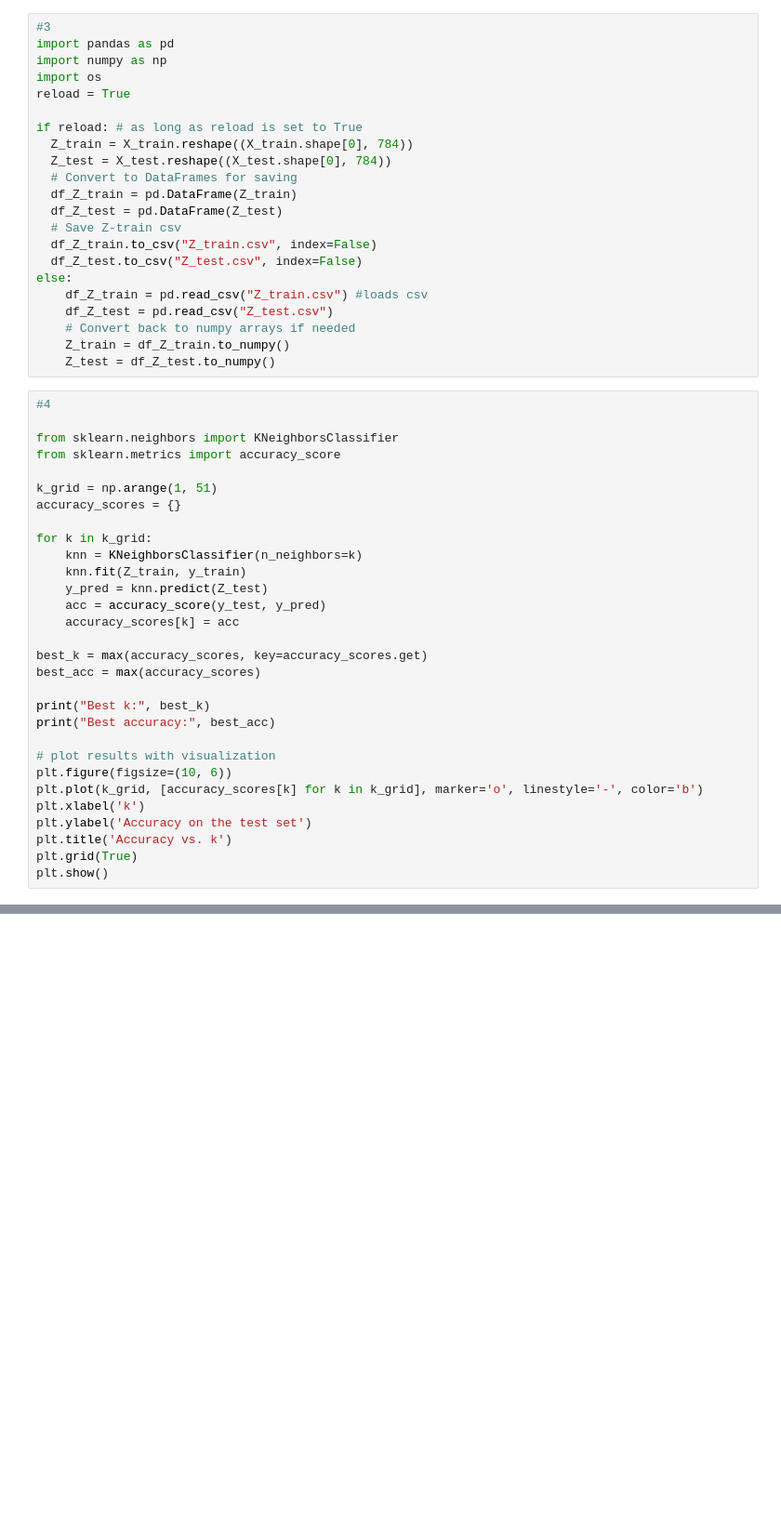
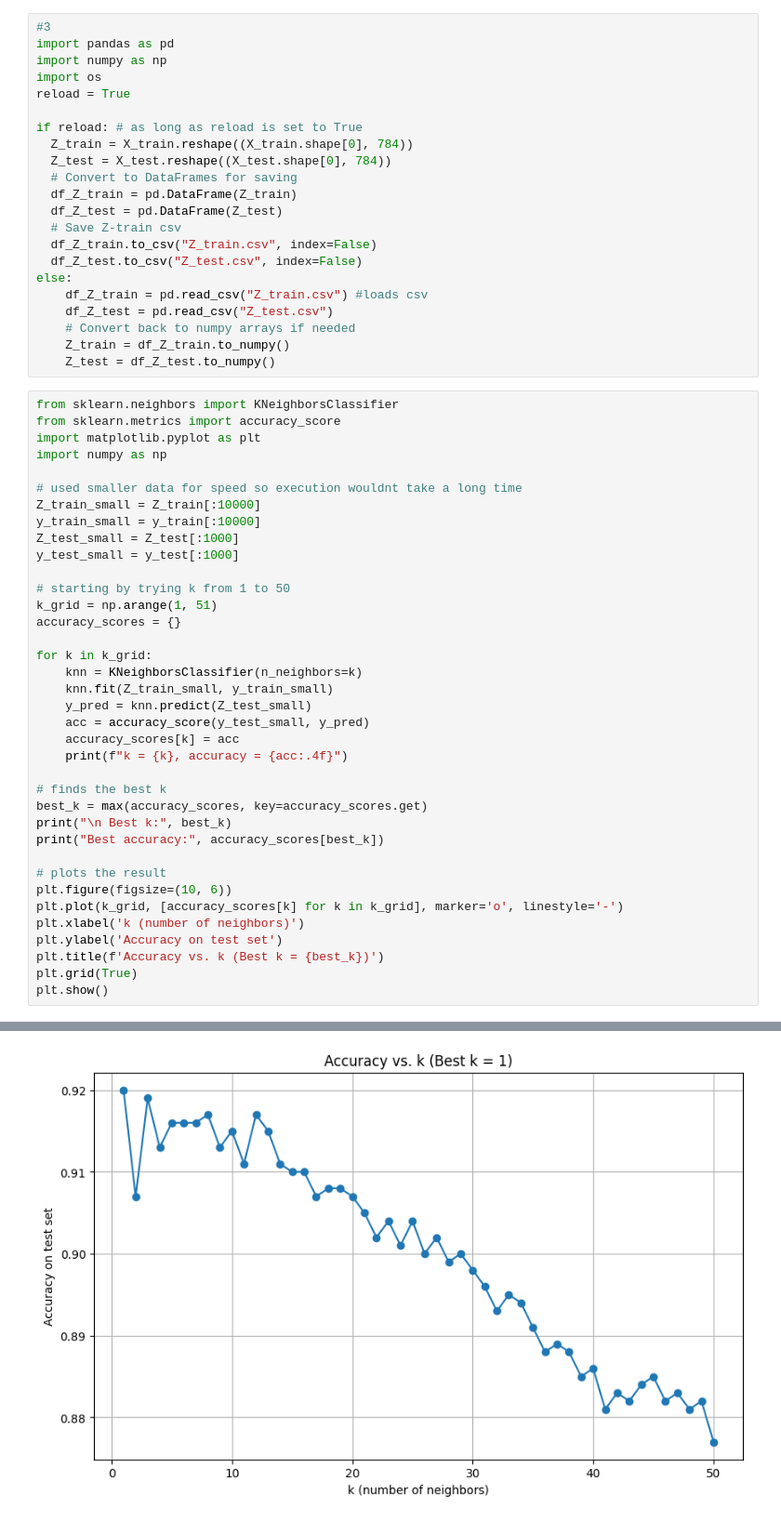
Before and after one commit to pratistha-dhungana/knn, a Jupyter notebook: lab/computer_vision_lab.ipynb, the cells around one changed output, grey strips where cells are left out. Shown at 93% size. Saved outputs shown, nothing was run; the diff lists cells and outputs as text; blank space fills up the shorter version.

```diff
--- a/lab/computer_vision_lab.ipynb
+++ b/lab/computer_vision_lab.ipynb
@@ -177,32 +177,40 @@ else:
     Z_train = df_Z_train.to_numpy()
     Z_test = df_Z_test.to_numpy()
 # %%
-#4
-
 from sklearn.neighbors import KNeighborsClassifier
 from sklearn.metrics import accuracy_score
+import matplotlib.pyplot as plt
+import numpy as np
 
+# used smaller data for speed so execution wouldnt take a long time
+Z_train_small = Z_train[:10000]
+y_train_small = y_train[:10000]
+Z_test_small = Z_test[:1000]
+y_test_small = y_test[:1000]
+
+# starting by trying k from 1 to 50
 k_grid = np.arange(1, 51)
 accuracy_scores = {}
 
 for k in k_grid:
     knn = KNeighborsClassifier(n_neighbors=k)
-    knn.fit(Z_train, y_train)
-    y_pred = knn.predict(Z_test)
-    acc = accuracy_score(y_test, y_pred)
+    knn.fit(Z_train_small, y_train_small)
+    y_pred = knn.predict(Z_test_small)
+    acc = accuracy_score(y_test_small, y_pred)
     accuracy_scores[k] = acc
+    print(f"k = {k}, accuracy = {acc:.4f}")
 
+# finds the best k
 best_k = max(accuracy_scores, key=accuracy_scores.get)
-best_acc = max(accuracy_scores)
+print("\n Best k:", best_k)
+print("Best accuracy:", accuracy_scores[best_k])
 
-print("Best k:", best_k)
-print("Best accuracy:", best_acc)
-
-# plot results with visualization
+# plots the result
 plt.figure(figsize=(10, 6))
-plt.plot(k_grid, [accuracy_scores[k] for k in k_grid], marker='o', linestyle='-', color='b')
-plt.xlabel('k')
-plt.ylabel('Accuracy on the test set')
-plt.title('Accuracy vs. k')
+plt.plot(k_grid, [accuracy_scores[k] for k in k_grid], marker='o', linestyle='-')
+plt.xlabel('k (number of neighbors)')
+plt.ylabel('Accuracy on test set')
+plt.title(f'Accuracy vs. k (Best k = {best_k})')
 plt.grid(True)
 plt.show()
+# %% [output]
@@ -208,0 +234 @@ plt.show()
+[figure, added]
```
Also changed, not shown: parts of 5 cells of this notebook.
